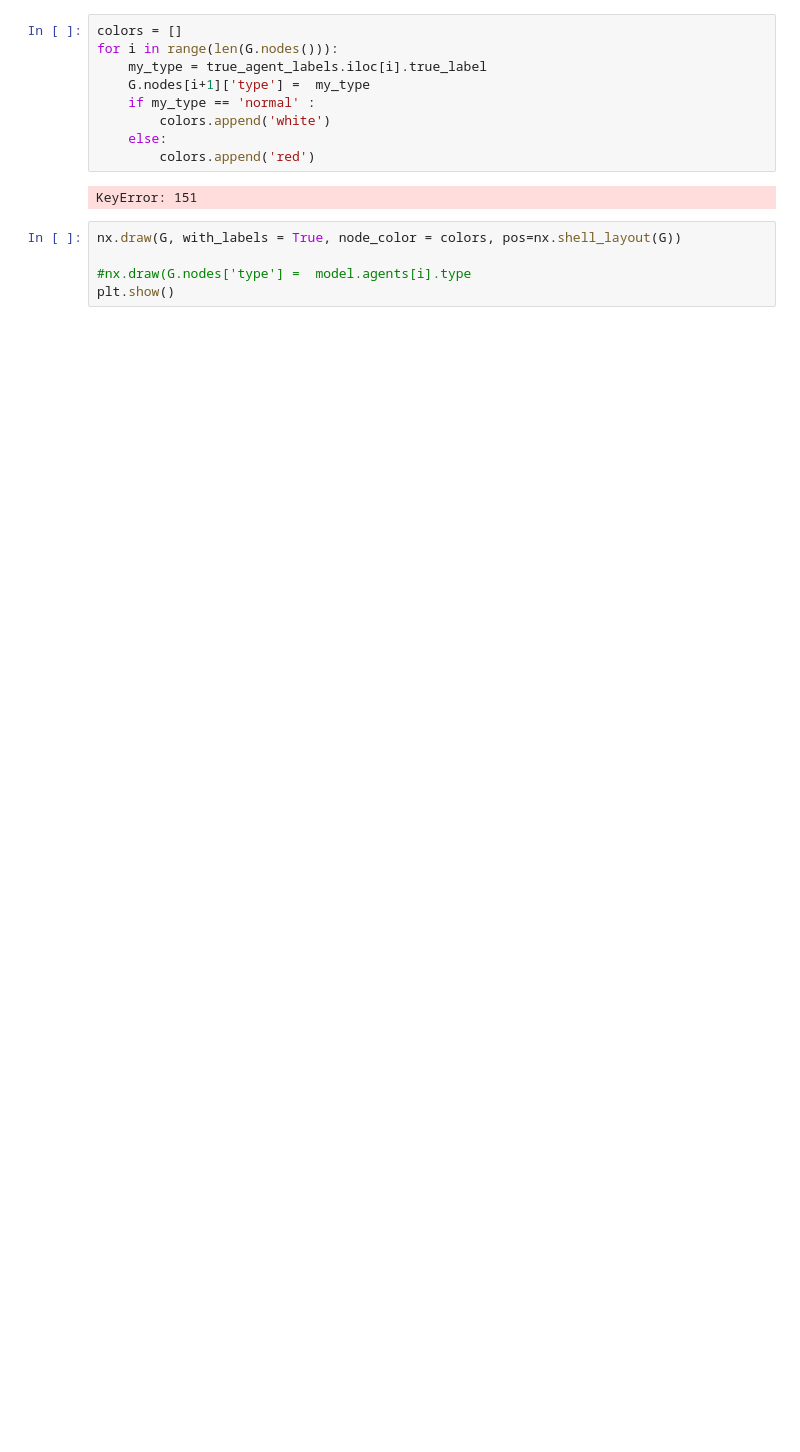
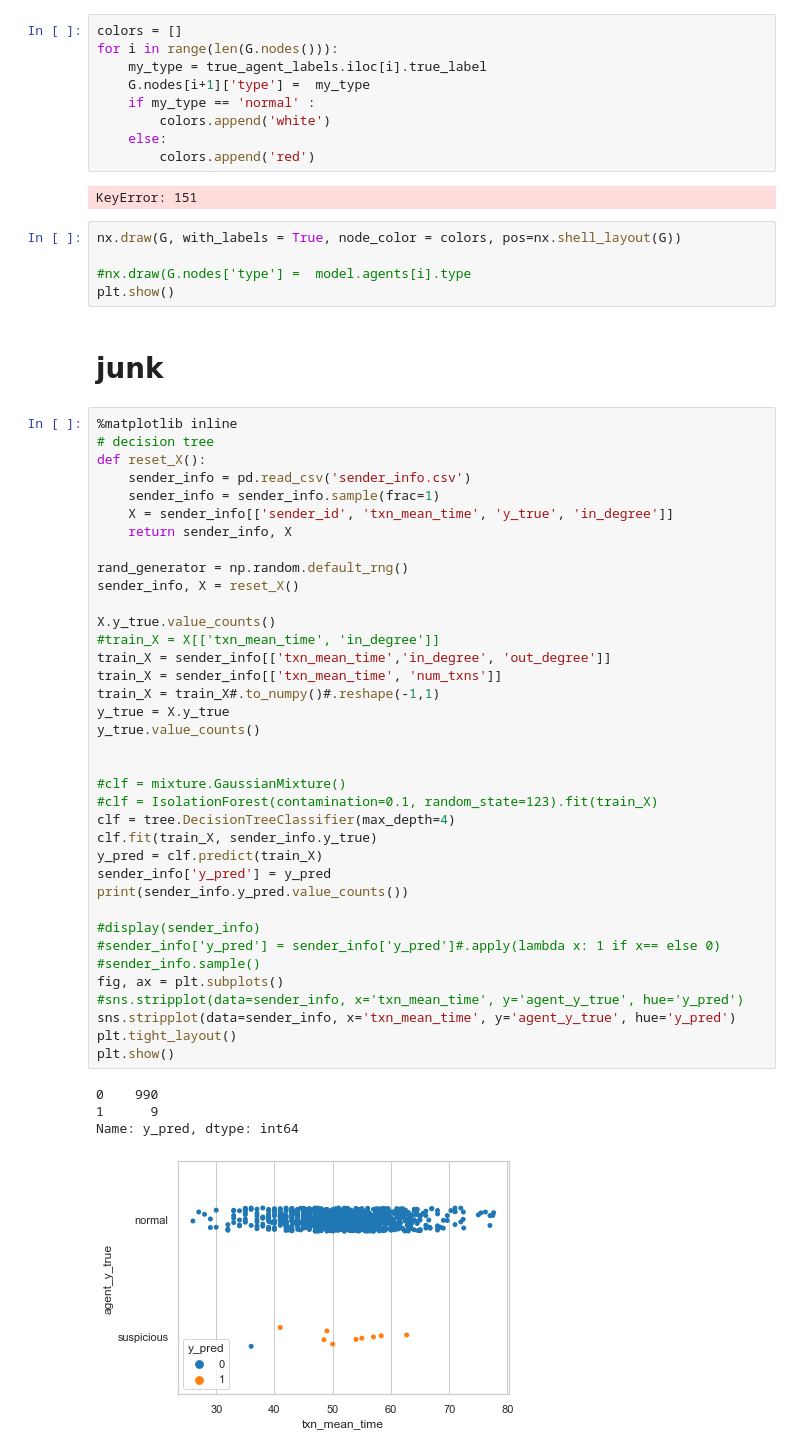
Before and after one commit to nouyang/fake-banking-data, a Jupyter notebook: tmp.ipynb, the cells around one changed output. Saved outputs shown, nothing was run; the diff lists cells and outputs as text; blank space fills up the shorter version.

```diff
--- a/tmp.ipynb
+++ b/tmp.ipynb
@@ -948,3 +977,47 @@ nx.draw(G, with_labels = True, node_color = colors, pos=nx.shell_layout(G))
 
 #nx.draw(G.nodes['type'] =  model.agents[i].type
 plt.show()
+# %% [markdown]
+# junk
+# %%
+%matplotlib inline
+# decision tree
+def reset_X():
+    sender_info = pd.read_csv('sender_info.csv')
+    sender_info = sender_info.sample(frac=1)
+    X = sender_info[['sender_id', 'txn_mean_time', 'y_true', 'in_degree']]
+    return sender_info, X
+
+rand_generator = np.random.default_rng()
+sender_info, X = reset_X()
+
+X.y_true.value_counts()
+#train_X = X[['txn_mean_time', 'in_degree']]
+train_X = sender_info[['txn_mean_time','in_degree', 'out_degree']]
+train_X = sender_info[['txn_mean_time', 'num_txns']]
+train_X = train_X#.to_numpy()#.reshape(-1,1)
+y_true = X.y_true
+y_true.value_counts()
+
+
+#clf = mixture.GaussianMixture()
+#clf = IsolationForest(contamination=0.1, random_state=123).fit(train_X)
+clf = tree.DecisionTreeClassifier(max_depth=4)
+clf.fit(train_X, sender_info.y_true)
+y_pred = clf.predict(train_X)
+sender_info['y_pred'] = y_pred
+print(sender_info.y_pred.value_counts())
+
+#display(sender_info)
+#sender_info['y_pred'] = sender_info['y_pred']#.apply(lambda x: 1 if x== else 0)
+#sender_info.sample()
+fig, ax = plt.subplots()
+#sns.stripplot(data=sender_info, x='txn_mean_time', y='agent_y_true', hue='y_pred')
+sns.stripplot(data=sender_info, x='txn_mean_time', y='agent_y_true', hue='y_pred')
+plt.tight_layout()
+plt.show()
+# %% [output]
+0    990
+1      9
+Name: y_pred, dtype: int64
+[figure, added]
```
Also changed, not shown: parts of 22 cells of this notebook, 21 other files.
